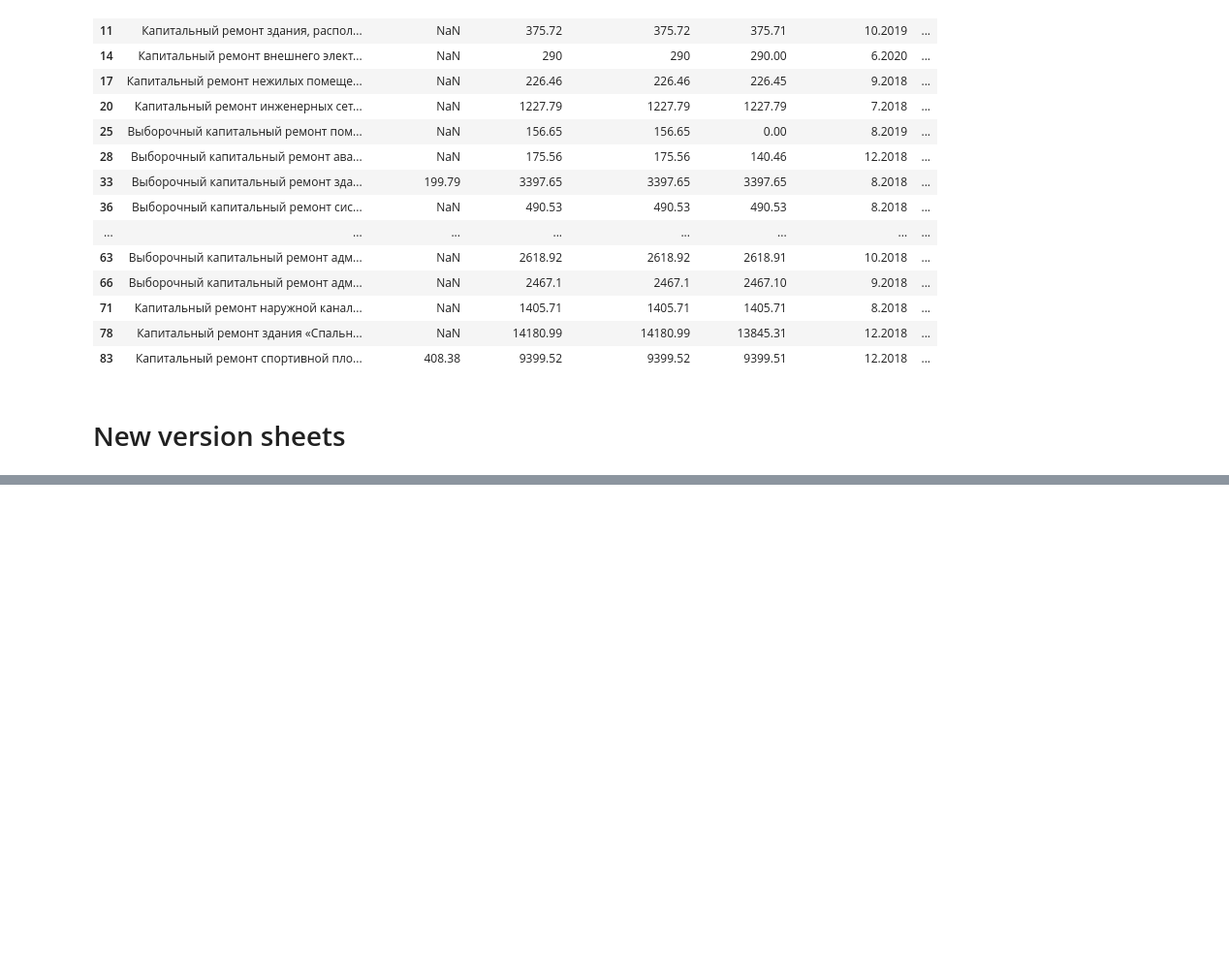
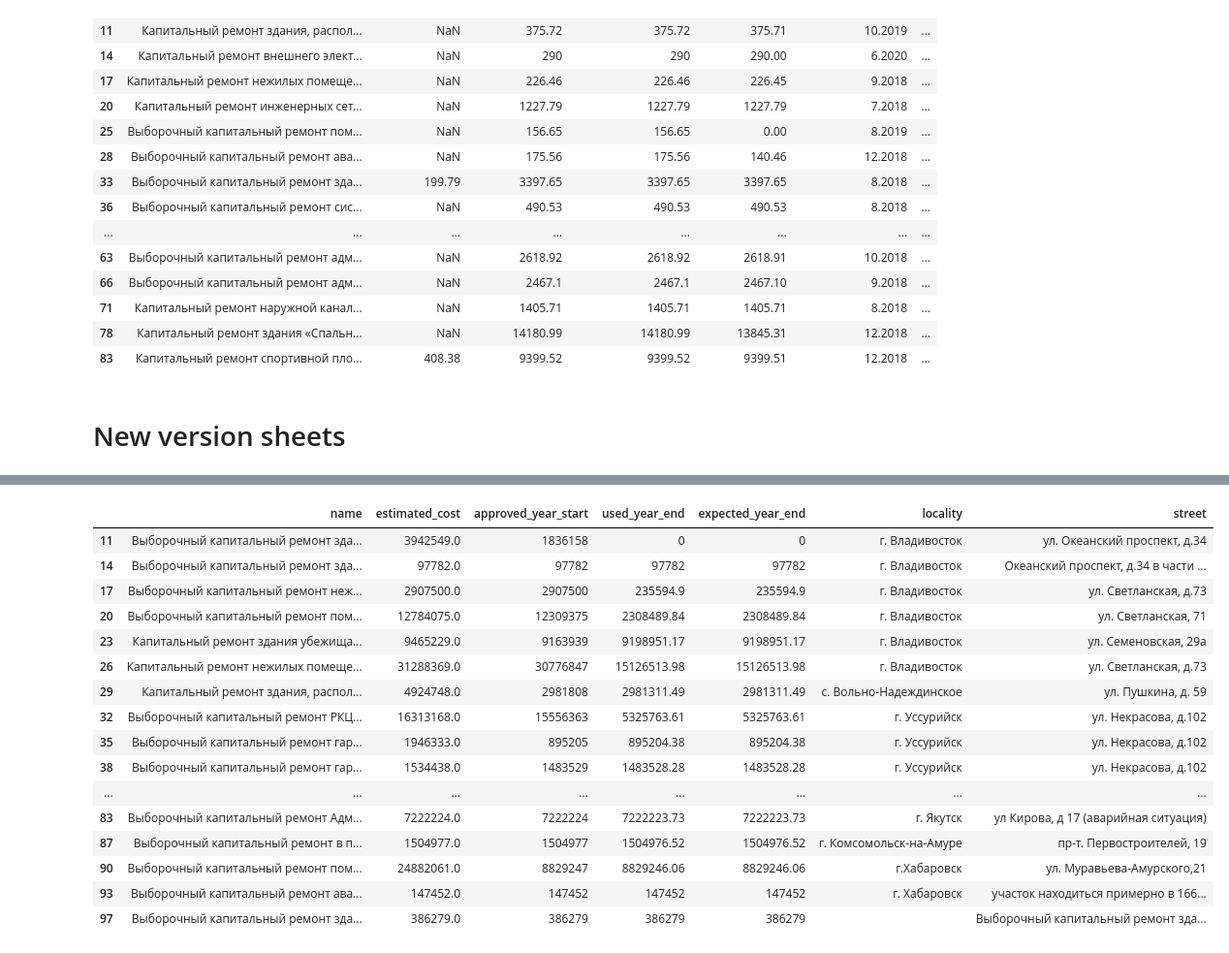
Before and after one commit to 999rse/noa_cb_intern, a Jupyter notebook: kc_tr_kr_operating.ipynb, the cells around one changed output, grey strips where cells are left out. Shown: that part at 97% size. Cells and saved outputs as stored; diff of their text form; code cells hidden in the pictures; blank space fills up the shorter version.

```diff
--- a/kc_tr_kr_operating.ipynb
+++ b/kc_tr_kr_operating.ipynb
@@ -128,25 +128,21 @@ results[2]
 # %% [markdown]
 # New version sheets
 # %%
-KR_files = ["KR on 01.01.2020.xlsx"]
+KR_files = ["KR on 01.01.2020.xlsx", "KR on 01.01.2021.xlsx", "KR on 01.01.2022.xlsx"]
 
-# for KR_file in KR_files:
-#     filexlsx = pd.read_excel("train_data/KC_TR_KR/"+KR_file, skiprows=14) # Skip header
+for KR_file in KR_files:
+    filexlsx = pd.read_excel("train_data/KC_TR_KR/"+KR_file, skiprows=2) # Skip header
 
-    # columns_to_drop = [0, 2, 6, 7, 10]
-    # filexlsx = filexlsx.drop(filexlsx.columns[columns_to_drop], axis=1)
+    columns_to_drop = [0, 2, 4, 5, 7, 9, 10, 12, 13, 14, 15, 16, 17]
+    filexlsx = filexlsx.drop(filexlsx.columns[columns_to_drop], axis=1)
 
-    # new_column_names = ["name", "estimated_cost", "used_year_start", "approved_year_start", "used_year_end", "expected_year_end"]
-    # filexlsx.columns = new_column_names
+    new_column_names = ["name", "estimated_cost", "approved_year_start", "used_year_end", "expected_year_end"]
+    filexlsx.columns = new_column_names
 
-    # target_line_startswith = ["Выборочный", "Капитальный", "Новый", "Ремонт"]
-    # filtered_rows = filexlsx[filexlsx['name'].apply(lambda x: str(x).startswith(tuple(target_line_startswith)) if pd.notna(x) else False)]
+    target_line_startswith = ["Выборочный", "Капитальный", "Новый", "Ремонт"]
+    filtered_rows = filexlsx[filexlsx['name'].apply(lambda x: str(x).startswith(tuple(target_line_startswith)) if pd.notna(x) else False)]
 
-    # filtered_rows[['locality', 'street']] = filtered_rows['name'].apply(lambda x: pd.Series(extract_locality_and_street(x)))
+    filtered_rows[['locality', 'street']] = filtered_rows['name'].apply(lambda x: pd.Series(extract_locality_and_street(x)))
 
-    # results.append(filtered_rows)
-
-filexlsx = pd.read_excel("train_data/KC_TR_KR/"+KR_files[0], skiprows=2) # Skip header
-
-filexlsx
+    results.append(filtered_rows)
 # %% [output]
@@ -257,0 +186,20 @@ See the caveats in the documentation: https://pandas.pydata.org/pandas-docs/stab
+# %%
+results[4]
+# %% [output]
+|  | name | estimated_cost | approved_year_start | used_year_end | expected_year_end | locality | street |
+| 11 | Выборочный капитальный ремонт зда... | 3942549.0 | 1836158 | 0 | 0 | г. Владивосток | ул. Океанский проспект, д.34 |
+| 14 | Выборочный капитальный ремонт зда... | 97782.0 | 97782 | 97782 | 97782 | г. Владивосток | Океанский проспект, д.34 в части ... |
+| 17 | Выборочный капитальный ремонт неж... | 2907500.0 | 2907500 | 235594.9 | 235594.9 | г. Владивосток | ул. Светланская, д.73 |
+| 20 | Выборочный капитальный ремонт пом... | 12784075.0 | 12309375 | 2308489.84 | 2308489.84 | г. Владивосток | ул. Светланская, 71 |
+| 23 | Капитальный ремонт здания убежища... | 9465229.0 | 9163939 | 9198951.17 | 9198951.17 | г. Владивосток | ул. Семеновская, 29а |
+| 26 | Капитальный ремонт нежилых помеще... | 31288369.0 | 30776847 | 15126513.98 | 15126513.98 | г. Владивосток | ул. Светланская, д.73 |
+| 29 | Капитальный ремонт здания, распол... | 4924748.0 | 2981808 | 2981311.49 | 2981311.49 | с. Вольно-Надеждинское | ул. Пушкина, д. 59 |
+| 32 | Выборочный капитальный ремонт РКЦ... | 16313168.0 | 15556363 | 5325763.61 | 5325763.61 | г. Уссурийск | ул. Некрасова, д.102 |
+| 35 | Выборочный капитальный ремонт гар... | 1946333.0 | 895205 | 895204.38 | 895204.38 | г. Уссурийск | ул. Некрасова, д.102 |
+| 38 | Выборочный капитальный ремонт гар... | 1534438.0 | 1483529 | 1483528.28 | 1483528.28 | г. Уссурийск | ул. Некрасова, д.102 |
+| ... | ... | ... | ... | ... | ... | ... | ... |
+| 83 | Выборочный капитальный ремонт Адм... | 7222224.0 | 7222224 | 7222223.73 | 7222223.73 | г. Якутск | ул Кирова, д 17 (аварийная ситуация) |
+| 87 | Выборочный капитальный ремонт в п... | 1504977.0 | 1504977 | 1504976.52 | 1504976.52 | г. Комсомольск-на-Амуре | пр-т. Первостроителей, 19 |
+| 90 | Выборочный капитальный ремонт пом... | 24882061.0 | 8829247 | 8829246.06 | 8829246.06 | г.Хабаровск | ул. Муравьева-Амурского,21 |
+| 93 | Выборочный капитальный ремонт ава... | 147452.0 | 147452 | 147452 | 147452 | г. Хабаровск | участок находиться примерно в 166... |
+| 97 | Выборочный капитальный ремонт зда... | 386279.0 | 386279 | 386279 | 386279 |  | Выборочный капитальный ремонт зда... |
```
Also changed, not shown: parts of 7 cells of this notebook.
